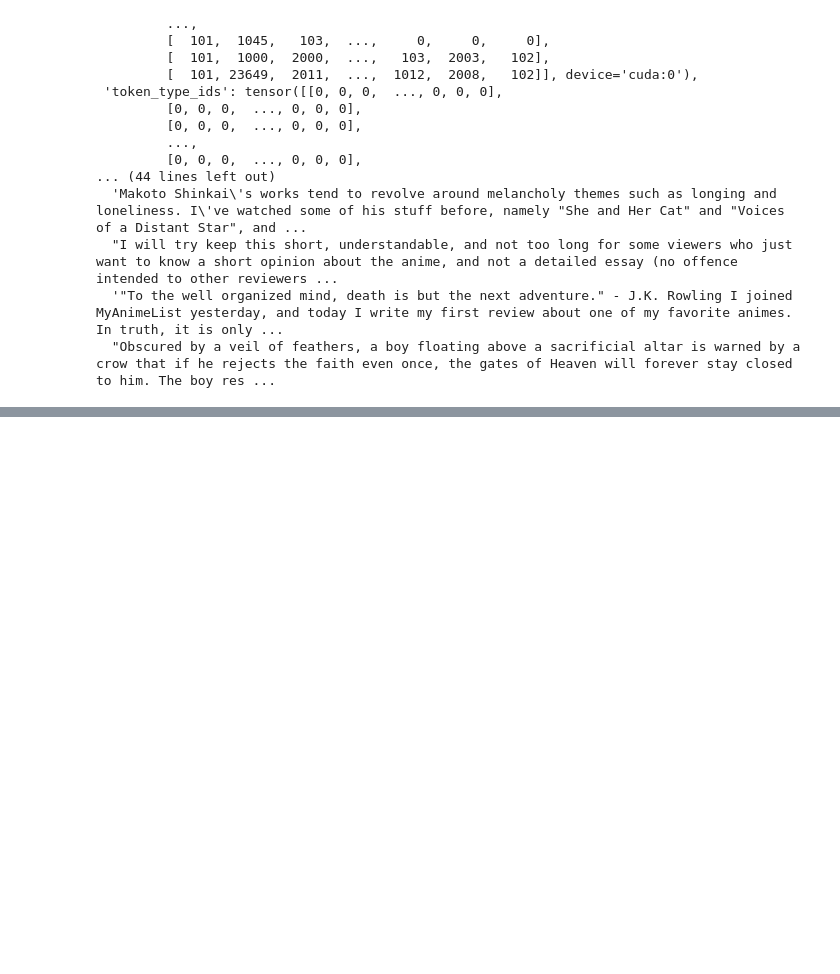
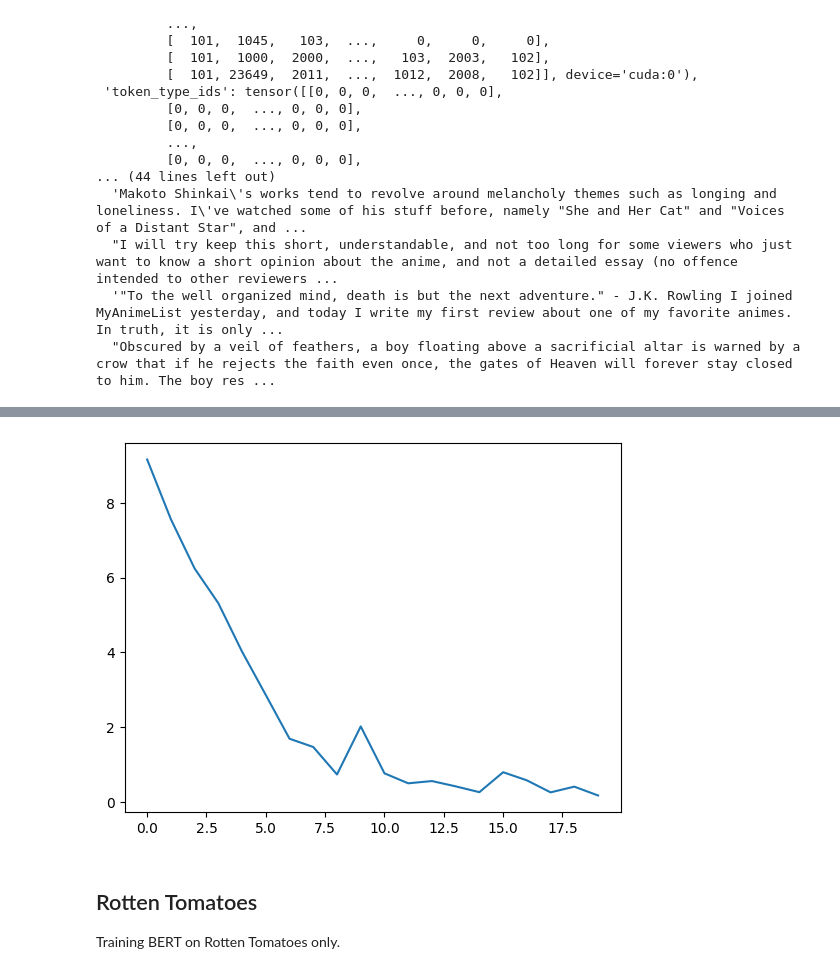
Before and after one commit to Atlinx/BERT-TLSA-paper, a Jupyter notebook: notebooks/model.ipynb, the cells around one changed output, grey strips where cells are left out. Saved outputs shown, nothing was run; the diff lists cells and outputs as text; code cells hidden in the pictures; blank space fills up the shorter version.

Commit message:
Add Metacritic + Rotten Tomtatoes + Steam + MyAnimeList

```diff
--- a/notebooks/model.ipynb
+++ b/notebooks/model.ipynb
@@ -271,0 +349,3 @@ pretraining_loop(dataloader, config)
+# %%
+review_texts = read_review_texts("metacritic_reviews.csv")
+review_texts[:10]
@@ -271,0 +363,3 @@ pretraining_loop(dataloader, config)
+# %%
+config = build_training_config(name="metacritic")
+config
@@ -271,0 +384,3 @@ pretraining_loop(dataloader, config)
+# %%
+masked_dataset = get_masked_dataset(config.tokenizer, review_texts, dataset_file="metacritic_masked_data.dt")
+masked_dataset.to(device)
@@ -271,0 +391,3 @@ pretraining_loop(dataloader, config)
+# %%
+dataloader = torch.utils.data.DataLoader(masked_dataset, batch_size=32, shuffle=True)
+next(iter(dataloader))
@@ -271,0 +412,8 @@ pretraining_loop(dataloader, config)
+# %%
+pretraining_loop(dataloader, config)
+# %% [output]
+[figure, added]
+# %% [markdown]
+## Rotten Tomatoes
+
+Training BERT on Rotten Tomatoes only.
```
Also changed, not shown: parts of 22 cells of this notebook.
